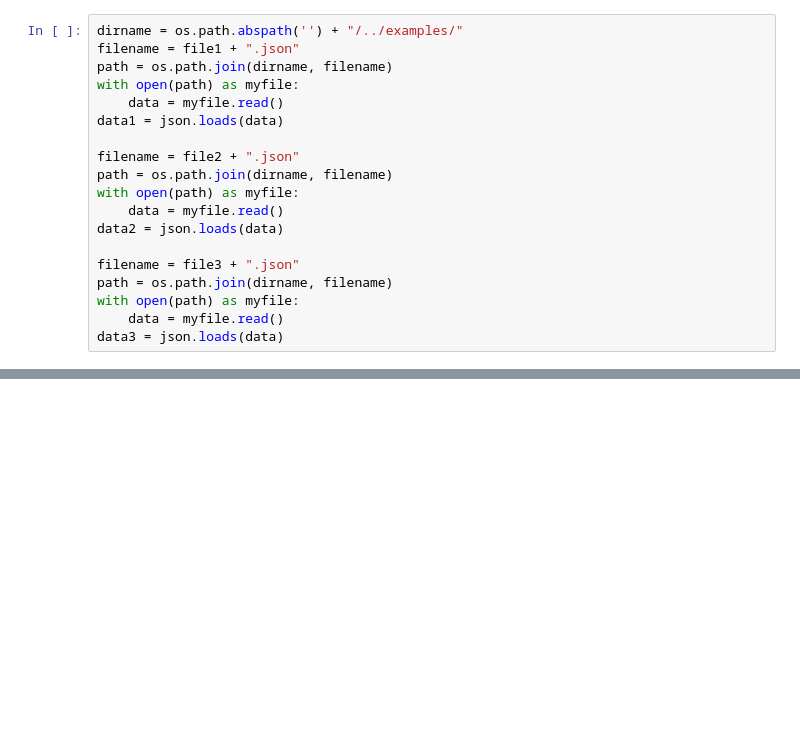
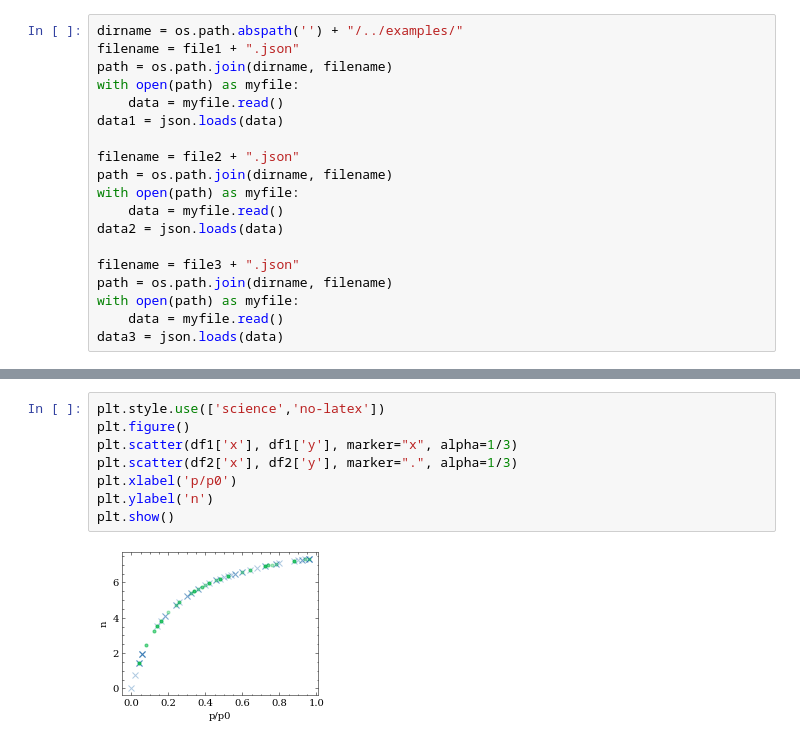
Before and after one commit to gSulpizio/isotherm-fitting, a Jupyter notebook: dev tools/chart.ipynb, the cells around one changed output, grey strips where cells are left out. Cells and saved outputs as stored; diff of their text form; blank space fills up the shorter version.

```diff
--- a/dev tools/chart.ipynb
+++ b/dev tools/chart.ipynb
@@ -52,0 +52,10 @@ plt.ylim(-0.2, None)
+# %%
+plt.style.use(['science','no-latex'])
+plt.figure()
+plt.scatter(df1['x'], df1['y'], marker="x", alpha=1/3)
+plt.scatter(df2['x'], df2['y'], marker=".", alpha=1/3)
+plt.xlabel('p/p0')
+plt.ylabel('n')
+plt.show()
+# %% [output]
+[figure, added]
```
Also changed, not shown: parts of 3 cells of this notebook, 7 other files.
